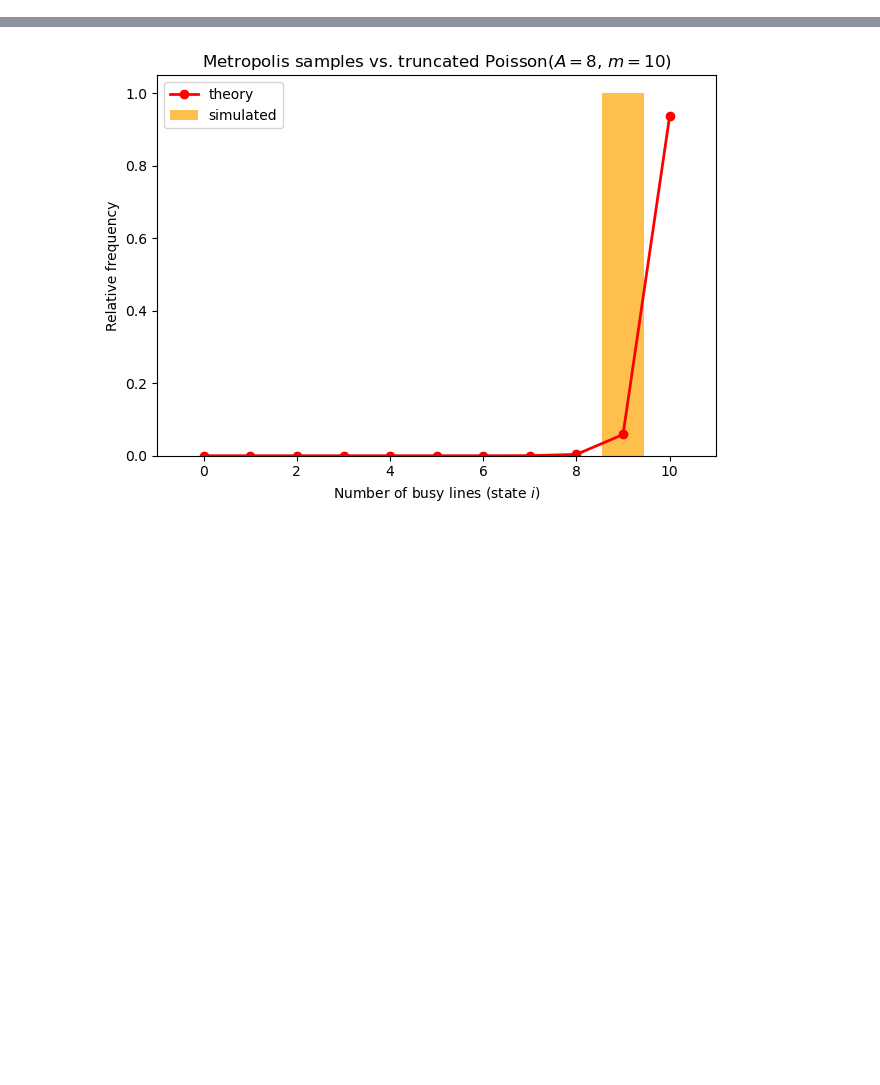
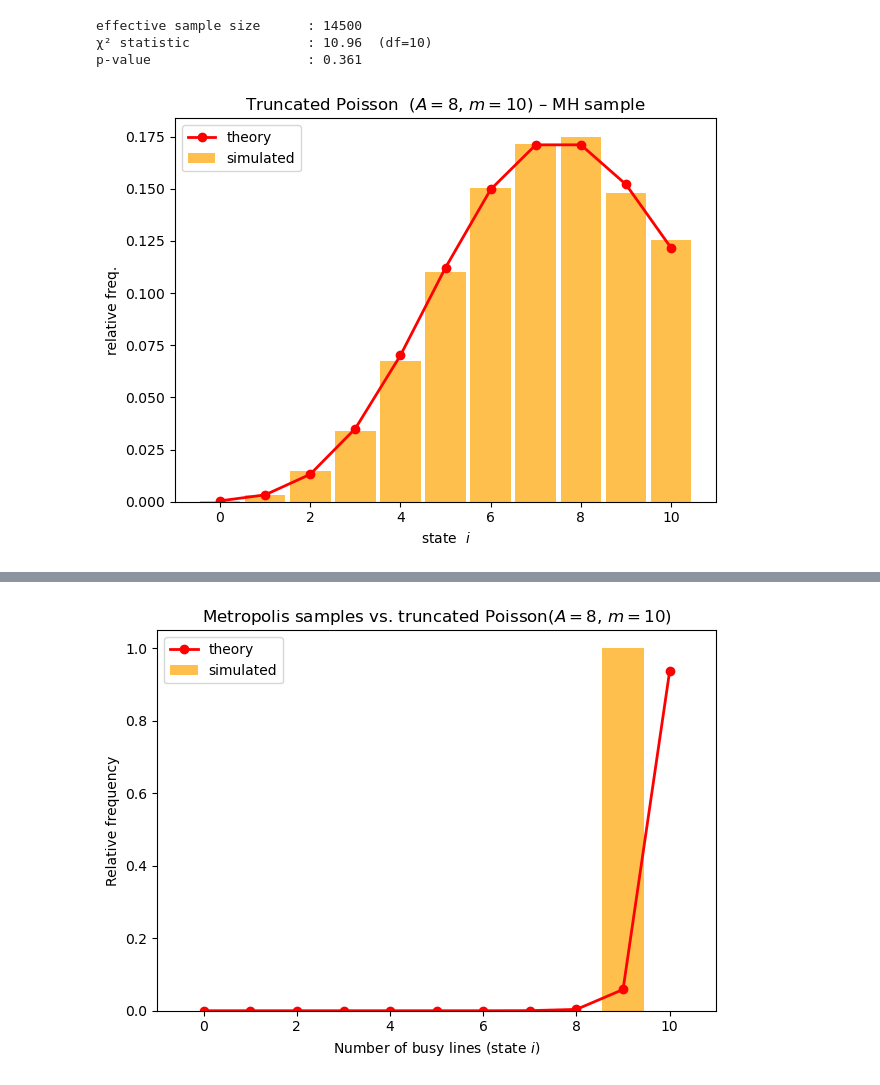
Before and after one commit to manufer20/stochastic-simulation, a Jupyter notebook: Exercise6.ipynb, the cells around one changed output, grey strips where cells are left out. Drawn from its saved outputs; the diff is of its cells as text; code cells hidden in the pictures; blank space fills up the shorter version.

```diff
--- a/Exercise6.ipynb
+++ b/Exercise6.ipynb
@@ -66,0 +78,63 @@ p-value      =  0.648
+# %%
+# ===============================================================
+#  Truncated Poisson  P(i) ∝ A^i / i!   (i = 0,…,m)
+#  Metropolis–Hastings with reflection + burn-in + thinning
+# ===============================================================
+import numpy as np, math, random, matplotlib.pyplot as plt
+from  scipy.stats import chi2
+
+# ------------- model & run parameters -------------
+A       = 8            # offered traffic
+m       = 10           # trunk size
+draws   = 150_000      # total MH steps
+burn    = 5_000        # discard first 5 k
+thin    = 10           # keep every 10-th ⇒ n_eff ≈ (draws-burn)/thin
+
+# ------------- pre-compute un-normalised weights w(i) -------------
+w = np.array([A**k / math.factorial(k) for k in range(m+1)])
+
+# ------------- Metropolis–Hastings loop -------------
+i = np.random.randint(0, m+1)       # random start
+kept = []
+
+for k in range(draws):
+    # reflected “±1” step:
+    j = i + random.choice((-1, +1))
+    if j < 0 or j > m:               # reflect at the edges
+        j = i                         # proposal = current  (q symmetric)
+
+    # accept/reject
+    if random.random() < min(1, w[j]/w[i]):
+        i = j
+
+    # save after burn-in, every `thin`-th step
+    if k >= burn and (k - burn) % thin == 0:
+        kept.append(i)
+
+samples = np.array(kept)             # ≈ (draws-burn)/thin  points
+
+# ------------- χ² test -----------------------------
+theo_p   = w / w.sum()
+obs      = np.bincount(samples, minlength=m+1)
+n_eff    = obs.sum()
+exp      = n_eff * theo_p
+chi_stat = ((obs - exp)**2 / exp).sum()
+df       = m
+p_val    = chi2.sf(chi_stat, df)
+
+print(f"effective sample size      : {n_eff}")
+print(f"χ² statistic               : {chi_stat:.2f}  (df={df})")
+print(f"p-value                    : {p_val:.3f}")
+
+# ------------- quick visual check ------------------
+ks = np.arange(m+1)
+plt.bar(ks, obs/n_eff, width=.9, color='orange', alpha=.7, label='simulated')
+plt.plot(ks, theo_p, 'r-o', linewidth=2, label='theory')
+plt.xlabel('state  $i$');  plt.ylabel('relative freq.')
+plt.title('Truncated Poisson  ($A=8$, $m=10$) – MH sample')
+plt.legend();  plt.tight_layout();  plt.show()
+# %% [output]
+effective sample size      : 14500
+χ² statistic               : 10.96  (df=10)
+p-value                    : 0.361
+[figure, added]
```
Also changed, not shown: parts of 18 cells of this notebook, 6 other files.
